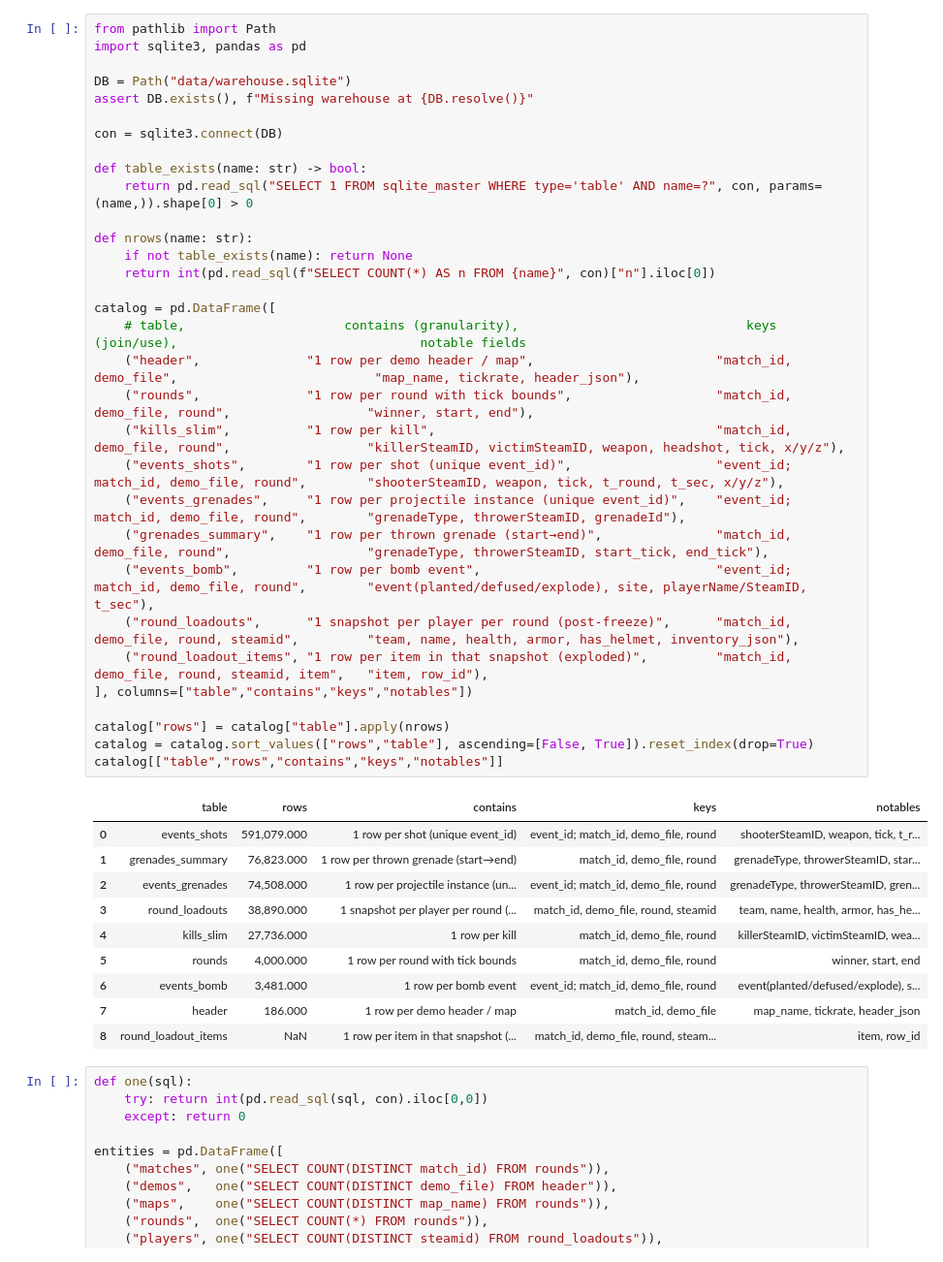
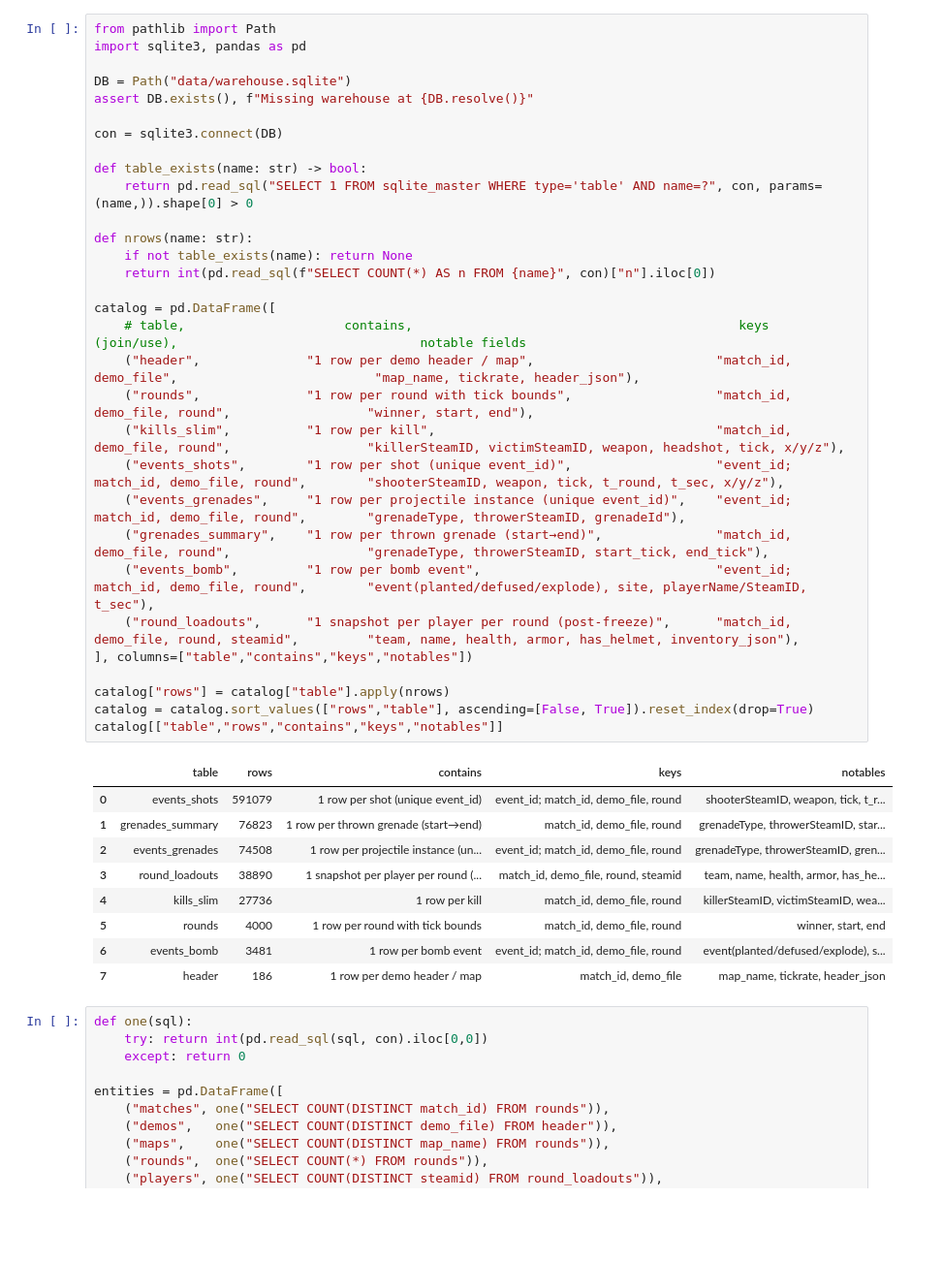
Before and after one commit to Jakub-Kos/Statistical-Analysis-CS2, a Jupyter notebook: statistical_project.ipynb, the cells around one changed output. Shown at 97% size. Cells and saved outputs as stored; diff of their text form; blank space fills up the shorter version.

```diff
--- a/statistical_project.ipynb
+++ b/statistical_project.ipynb
@@ -39,44 +43,42 @@ from pathlib import Path
 import sqlite3, pandas as pd
 
 DB = Path("data/warehouse.sqlite")
 assert DB.exists(), f"Missing warehouse at {DB.resolve()}"
 
 con = sqlite3.connect(DB)
 
 def table_exists(name: str) -> bool:
     return pd.read_sql("SELECT 1 FROM sqlite_master WHERE type='table' AND name=?", con, params=(name,)).shape[0] > 0
 
 def nrows(name: str):
     if not table_exists(name): return None
     return int(pd.read_sql(f"SELECT COUNT(*) AS n FROM {name}", con)["n"].iloc[0])
 
 catalog = pd.DataFrame([
-    # table,                     contains (granularity),                              keys (join/use),                                notable fields
+    # table,                     contains,                                           keys (join/use),                                notable fields
     ("header",              "1 row per demo header / map",                        "match_id, demo_file",                          "map_name, tickrate, header_json"),
     ("rounds",              "1 row per round with tick bounds",                   "match_id, demo_file, round",                  "winner, start, end"),
     ("kills_slim",          "1 row per kill",                                     "match_id, demo_file, round",                  "killerSteamID, victimSteamID, weapon, headshot, tick, x/y/z"),
     ("events_shots",        "1 row per shot (unique event_id)",                   "event_id; match_id, demo_file, round",        "shooterSteamID, weapon, tick, t_round, t_sec, x/y/z"),
     ("events_grenades",     "1 row per projectile instance (unique event_id)",    "event_id; match_id, demo_file, round",        "grenadeType, throwerSteamID, grenadeId"),
     ("grenades_summary",    "1 row per thrown grenade (start→end)",               "match_id, demo_file, round",                  "grenadeType, throwerSteamID, start_tick, end_tick"),
     ("events_bomb",         "1 row per bomb event",                               "event_id; match_id, demo_file, round",        "event(planted/defused/explode), site, playerName/SteamID, t_sec"),
     ("round_loadouts",      "1 snapshot per player per round (post-freeze)",      "match_id, demo_file, round, steamid",         "team, name, health, armor, has_helmet, inventory_json"),
-    ("round_loadout_items", "1 row per item in that snapshot (exploded)",         "match_id, demo_file, round, steamid, item",   "item, row_id"),
 ], columns=["table","contains","keys","notables"])
 
 catalog["rows"] = catalog["table"].apply(nrows)
 catalog = catalog.sort_values(["rows","table"], ascending=[False, True]).reset_index(drop=True)
 catalog[["table","rows","contains","keys","notables"]]
 # %% [output]
 |  | table | rows | contains | keys | notables |
-| 0 | events_shots | 591,079.000 | 1 row per shot (unique event_id) | event_id; match_id, demo_file, round | shooterSteamID, weapon, tick, t_r... |
-| 1 | grenades_summary | 76,823.000 | 1 row per thrown grenade (start→end) | match_id, demo_file, round | grenadeType, throwerSteamID, star... |
-| 2 | events_grenades | 74,508.000 | 1 row per projectile instance (un... | event_id; match_id, demo_file, round | grenadeType, throwerSteamID, gren... |
-| 3 | round_loadouts | 38,890.000 | 1 snapshot per player per round (... | match_id, demo_file, round, steamid | team, name, health, armor, has_he... |
-| 4 | kills_slim | 27,736.000 | 1 row per kill | match_id, demo_file, round | killerSteamID, victimSteamID, wea... |
-| 5 | rounds | 4,000.000 | 1 row per round with tick bounds | match_id, demo_file, round | winner, start, end |
-| 6 | events_bomb | 3,481.000 | 1 row per bomb event | event_id; match_id, demo_file, round | event(planted/defused/explode), s... |
-| 7 | header | 186.000 | 1 row per demo header / map | match_id, demo_file | map_name, tickrate, header_json |
-| 8 | round_loadout_items | NaN | 1 row per item in that snapshot (... | match_id, demo_file, round, steam... | item, row_id |
+| 0 | events_shots | 591079 | 1 row per shot (unique event_id) | event_id; match_id, demo_file, round | shooterSteamID, weapon, tick, t_r... |
+| 1 | grenades_summary | 76823 | 1 row per thrown grenade (start→end) | match_id, demo_file, round | grenadeType, throwerSteamID, star... |
+| 2 | events_grenades | 74508 | 1 row per projectile instance (un... | event_id; match_id, demo_file, round | grenadeType, throwerSteamID, gren... |
+| 3 | round_loadouts | 38890 | 1 snapshot per player per round (... | match_id, demo_file, round, steamid | team, name, health, armor, has_he... |
+| 4 | kills_slim | 27736 | 1 row per kill | match_id, demo_file, round | killerSteamID, victimSteamID, wea... |
+| 5 | rounds | 4000 | 1 row per round with tick bounds | match_id, demo_file, round | winner, start, end |
+| 6 | events_bomb | 3481 | 1 row per bomb event | event_id; match_id, demo_file, round | event(planted/defused/explode), s... |
+| 7 | header | 186 | 1 row per demo header / map | match_id, demo_file | map_name, tickrate, header_json |
 # %%
 def one(sql):
     try: return int(pd.read_sql(sql, con).iloc[0,0])
```
Also changed, not shown: parts of 29 cells of this notebook.
